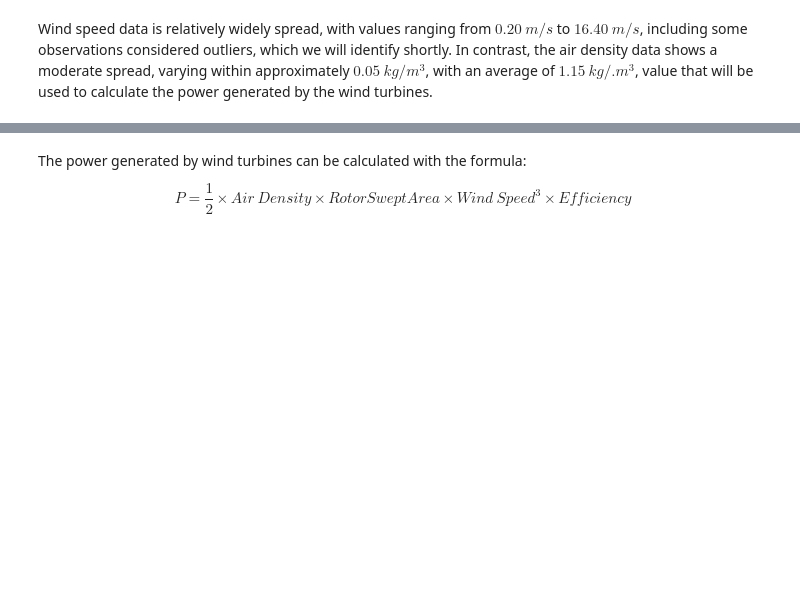
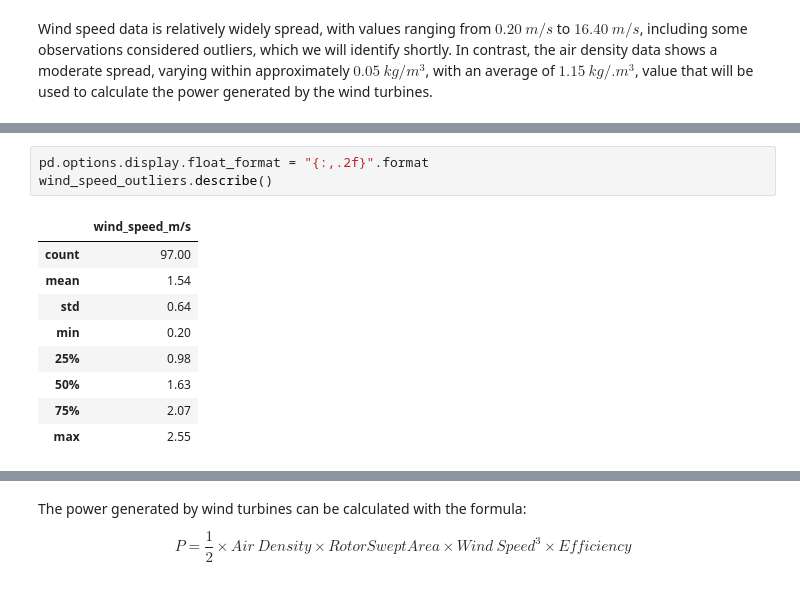
Before and after one commit to daniel-epm/guajira_wind_data, a Jupyter notebook: guajira_wind.ipynb, the cells around one changed output, grey strips where cells are left out. Drawn from its saved outputs; the diff is of its cells as text; blank space fills up the shorter version.

```diff
--- a/guajira_wind.ipynb
+++ b/guajira_wind.ipynb
@@ -253,0 +291,13 @@ Wind speed data is relatively widely spread, with values ranging from $0.20 \: m
+# %%
+pd.options.display.float_format = "{:,.2f}".format
+wind_speed_outliers.describe()
+# %% [output]
+|  | wind_speed_m/s |
+| count | 97.00 |
+| mean | 1.54 |
+| std | 0.64 |
+| min | 0.20 |
+| 25% | 0.98 |
+| 50% | 1.63 |
+| 75% | 2.07 |
+| max | 2.55 |
```
Also changed, not shown: parts of 7 cells of this notebook.
